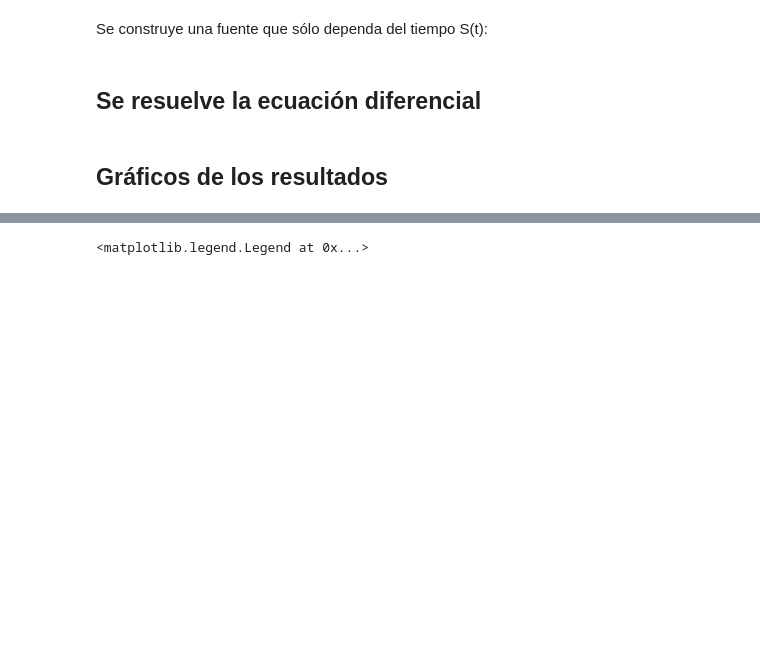
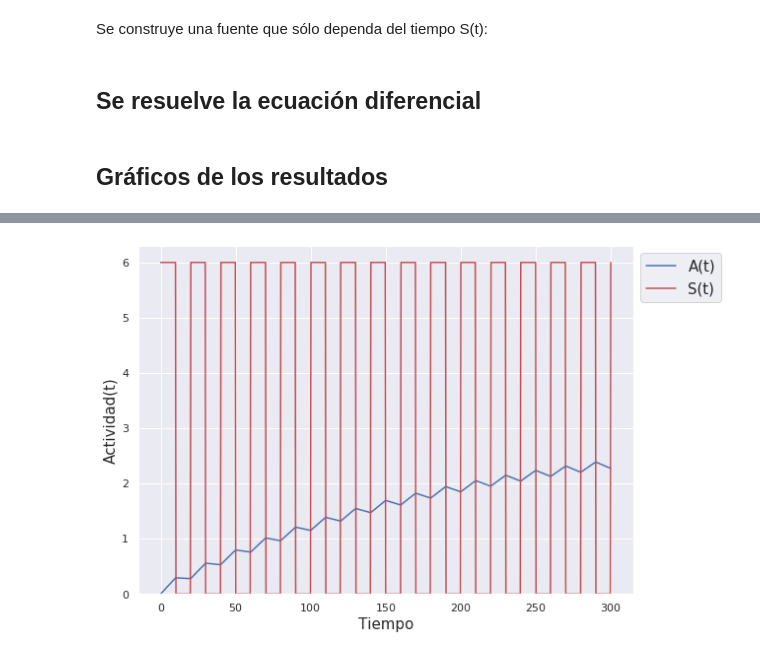
Before and after one commit to pbellino/Fisica_Nuclear, a Jupyter notebook: actividad_fuente_periodica.ipynb, the cells around one changed output, grey strips where cells are left out. Drawn from its saved outputs; the diff is of its cells as text; code cells hidden in the pictures; blank space fills up the shorter version.

```diff
--- a/actividad_fuente_periodica.ipynb
+++ b/actividad_fuente_periodica.ipynb
@@ -23,8 +23,8 @@ Se resuelve la ecuación para la actividad del nucleido $X$:
 utilizando una fuente $S(t)$ cuadrada y periódica en el tiempo
 # %%
 def actividad(y, t, lam, S):
-    A = y
-    dydt = -lam*A + lam*S(t)
+    """ Define el sistema a resolver"""
+    dydt = -lam*y + lam*S(t)
     return dydt
 # %% [markdown]
 ## Definición de los parámetros
@@ -40,12 +40,14 @@ t = np.linspace(t0, tf, N)  # Vector temporal de N puntos entre t0 y tf
 # %% [markdown]
 ## Definición de una fuente periódica y cuadrada
 # %%
-def S1(t,S0,tI,tC):
+def S1(t, S0, tI, tC):
+    """ Define la fuente periódica en el tiempo"""
     # tI : tiempo de irradiación en cada periodo
     # tC : tiempo sin irradiación en cada periodo
-    tP = tI + tC           # Periodo de la fuente
+    # tP : periodo de la fuente
+    tP = tI + tC
     sig = t % tP < tI
-    return S0*sig
+    return S0 * sig
 # %% [markdown]
 Se construye una fuente que sólo dependa del tiempo S(t):
 # %%
@@ -62,11 +64,11 @@ sol = odeint(actividad, A0, t, args=(lam, S),rtol=1e-10,atol=1e-10)
 fig, ax = plt.subplots(figsize=(9.0,6.5))
 
 ax.plot(t, sol, 'b', lw=1.5, label='A(t)')
-ax.plot(t,S(t),label='S(t)',lw=1.5)
+ax.plot(t,S(t),'r',label='S(t)',lw=1.5)
 
 ax.set_xlabel('Tiempo',fontsize=15)
 ax.set_ylabel('Actividad(t)',fontsize=15)
 ax.grid(True)
 ax.set_ylim(0,Sc*1.05)
-ax.legend(bbox_to_anchor=(1.0, 1.0),fontsize=15,loc=2)
+ax.legend(bbox_to_anchor=(1.0, 1.0),fontsize=15,loc=2);
 # %% [output]
@@ -75 +75 @@ ax.legend(bbox_to_anchor=(1.0, 1.0),fontsize=15,loc=2)
-<matplotlib.legend.Legend at 0x...>
+[figure, added]
```
Also changed, not shown: parts of 6 cells of this notebook.
